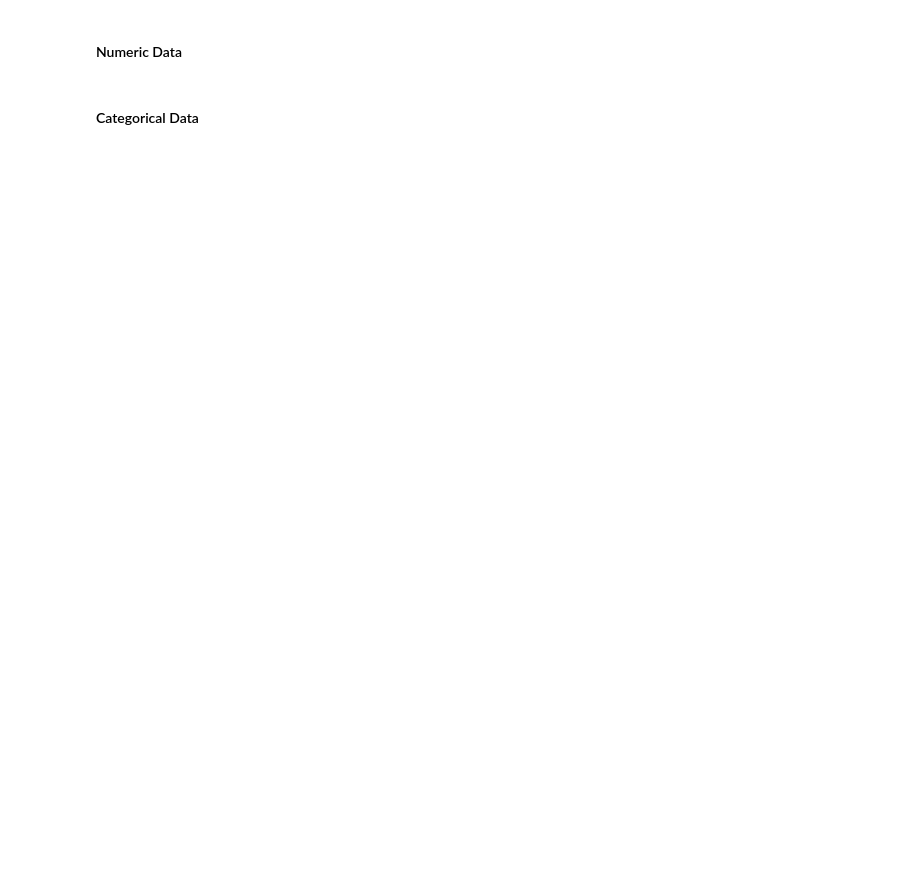
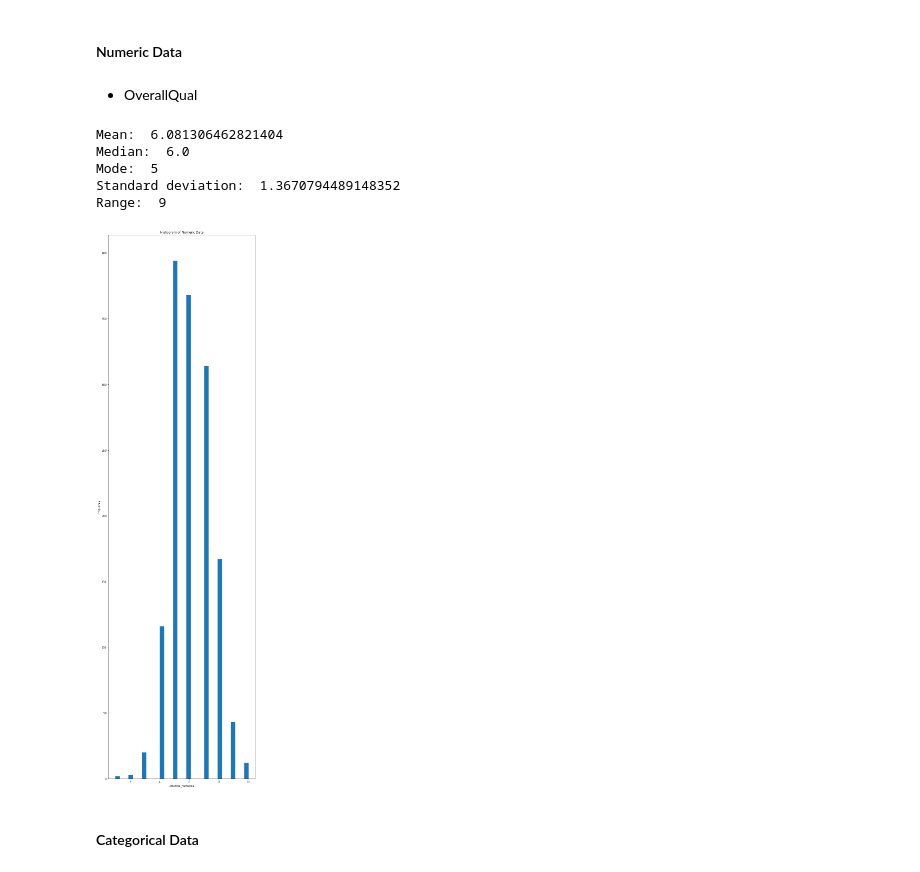
Before and after one commit to DaniVillalobos/ds_ml_proyecto1, a Jupyter notebook: MDSv3_ML_P1_Regresion Avanzada.ipynb, the cells around one changed output. Drawn from its saved outputs; the diff is of its cells as text; code cells hidden in the pictures; blank space fills up the shorter version.

```diff
--- a/MDSv3_ML_P1_Regresion Avanzada.ipynb
+++ b/MDSv3_ML_P1_Regresion Avanzada.ipynb
@@ -748,4 +835,37 @@ data_recat[v3] = data_recat[v3].apply(dummies)
 # %% [markdown]
 #### Numeric Data
+# %% [markdown]
+* OverallQual
+# %%
+# Seleccionar la columna de interés
+col = data_recat['OverallQual']
+
+# Calcular medidas de tendencia central y de dispersión
+mean = col.mean()
+median = col.median()
+mode = col.mode().values[0]
+std = col.std()
+range = col.max() - col.min()
+
+# Imprimir los resultados
+print("Mean: ", mean)
+print("Median: ", median)
+print("Mode: ", mode)
+print("Standard deviation: ", std)
+print("Range: ", range)
+
+# Visualizar la distribución de los datos con un histograma
+plt.hist(col, bins=30)
+plt.xlabel("columna_numerica")
+plt.ylabel("Frequency")
+plt.title("Histogram of Numeric Data")
+plt.show()
+# %% [output]
+Mean:  6.081306462821404
+Median:  6.0
+Mode:  5
+Standard deviation:  1.3670794489148352
+Range:  9
+[figure, added]
 # %% [markdown]
 #### Categorical Data
```
Also changed, not shown: parts of 41 cells of this notebook.
